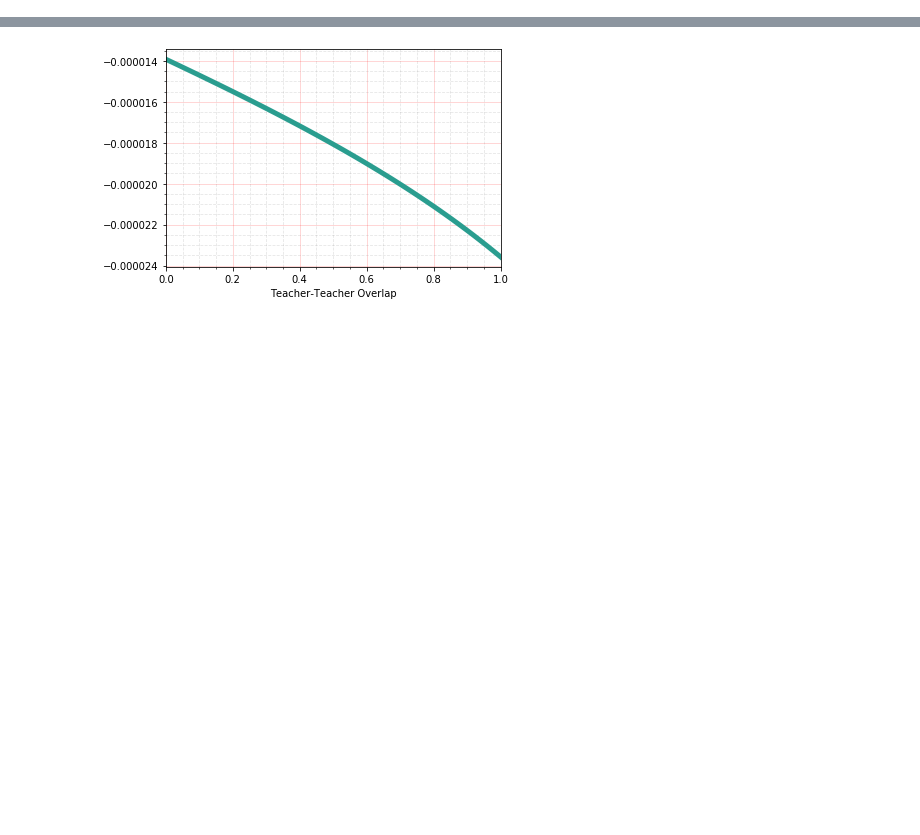
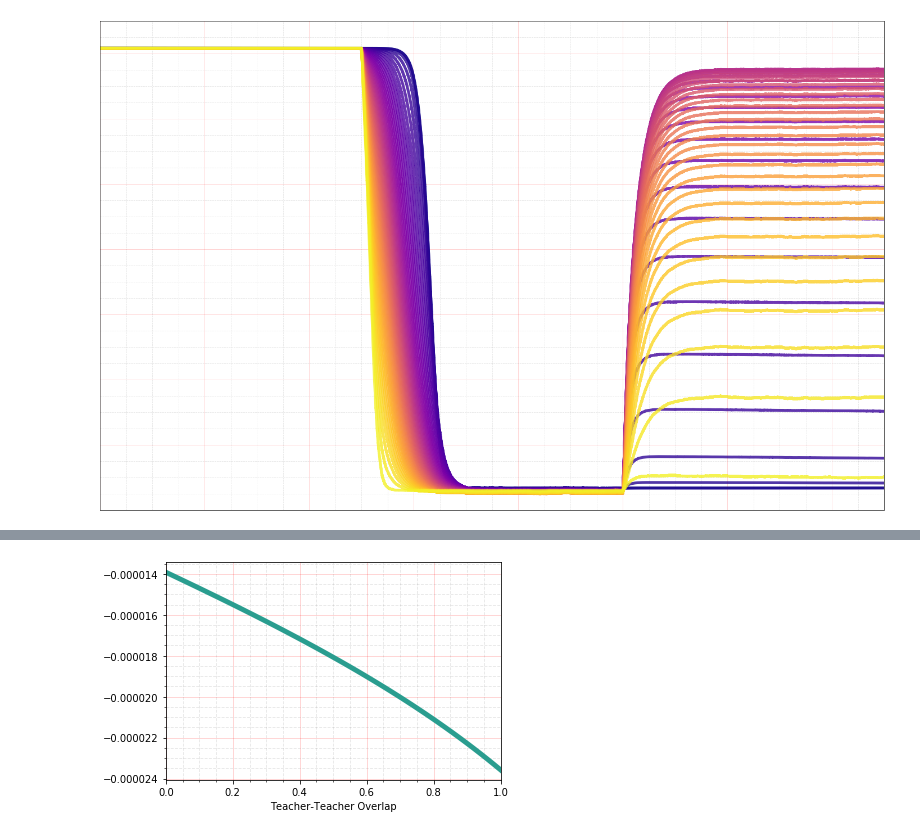
Before and after one commit to seblee97/student_teacher_catastrophic, a Jupyter notebook: notes/teacher_teacher_overlap.ipynb, the cells around one changed output, grey strips where cells are left out. Drawn from its saved outputs; the diff is of its cells as text; code cells hidden in the pictures; blank space fills up the shorter version.

```diff
--- a/notes/teacher_teacher_overlap.ipynb
+++ b/notes/teacher_teacher_overlap.ipynb
@@ -7,4 +10,4 @@ import numpy as np
 # %%
 from post_processing import teacher_teacher_plotter
 # %%
-plotter = teacher_teacher_plotter.TeacherTeacherPlotter(folder="../../../../Users/sebastianlee/cata_results/teacher_teacher_vs_forgetting_converged_longer/", overlaps=np.linspace(0, 1, 50), ode=True, sim=False)
+plotter = teacher_teacher_plotter.TeacherTeacherPlotter(folder="../cata_0/", overlaps=np.linspace(0, 1, 50), ode=False, sim=True)
@@ -25,0 +152,4 @@ plotter.plot_vs_overlap(data_origin="ode", attribute="error_log_1", steps=[45002
+# %%
+plotter.plot_vs_step(data_origin="sim", attributes=["teacher_1_generalisation_error/log"], labels=["Error *"], color_maps=[plasma_color_map], save_name="second_layer_100_error_2_plasma.pdf", show_axis_labels=False, show_legend=False, show_ticks=False, ylims=(-2.2, -0.7), xlims=(0, 1500000))
+# %% [output]
+[figure, added]
```
Also changed, not shown: parts of 12 cells of this notebook.
